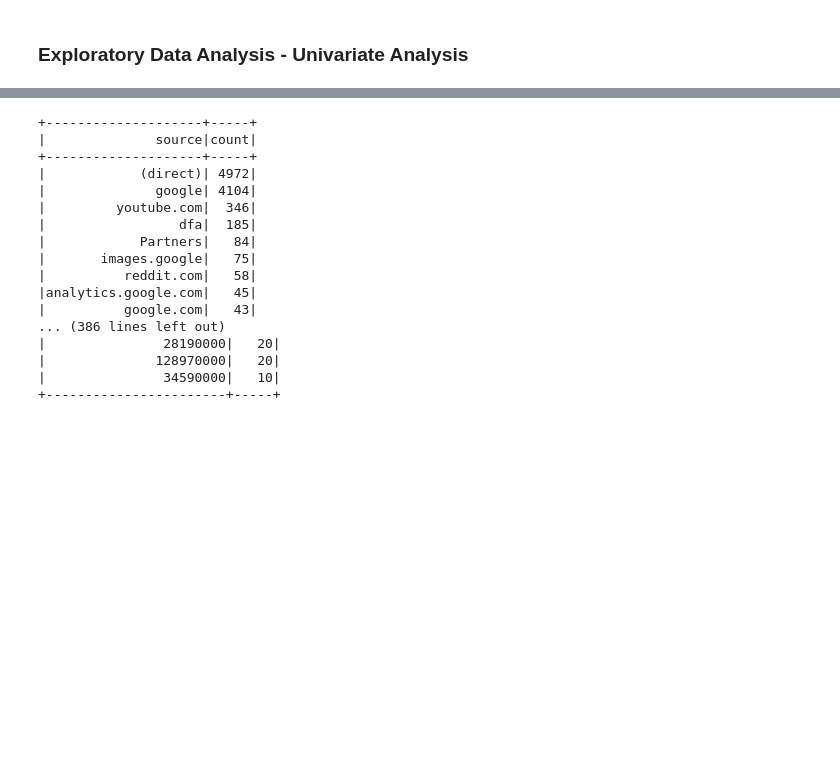
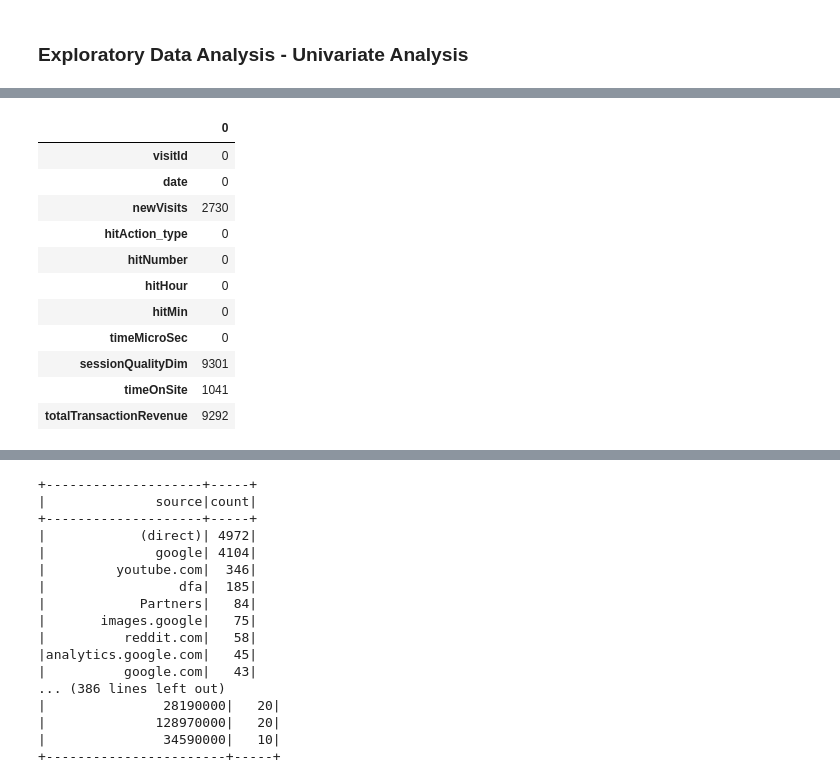
Before and after one commit to aekanun2020/2023-Data-Science-for-Social-Commerce, a Jupyter notebook: 2023_Prediction_of_Customer_Behavior_with_DataViz.ipynb, the cells around one changed output, grey strips where cells are left out. Saved outputs shown, nothing was run; the diff lists cells and outputs as text; code cells hidden in the pictures; blank space fills up the shorter version.

```diff
--- a/2023_Prediction_of_Customer_Behavior_with_DataViz.ipynb
+++ b/2023_Prediction_of_Customer_Behavior_with_DataViz.ipynb
@@ -169,3 +169,18 @@ raw_df.describe().toPandas().transpose()
 | timeOnScreen | 0 | None | None | None | None |
 | timeOnSite | 8958 | 539.221478008484 | 689.0300130553856 | 3 | 3514 |
 | totalTransactionRevenue | 707 | 4.211295615275814E7 | 2.4358685560020592E7 | 20580000 | 128970000 |
+# %%
+from pyspark.sql.types import IntegerType, FloatType
+
+numeric_columns = []
+non_numeric_columns = []
+
+for col_name in raw_df.columns:
+    # Check if the column type is numeric
+    if isinstance(raw_df.schema[col_name].dataType, IntegerType) or isinstance(raw_df.schema[col_name].dataType, FloatType):
+        numeric_columns.append(col_name)
+    else:
+        non_numeric_columns.append(col_name)
+
+print(f"Numeric columns: {numeric_columns}")
+print(f"Non-numeric columns: {non_numeric_columns}")
@@ -171,0 +220,18 @@ raw_df.describe().toPandas().transpose()
+# %%
+from pyspark.sql.functions import count, when, isnan, col
+# Check for null values
+raw_df.select(numeric_columns).select([count(when(isnan(c) | col(c).isNull(), c)).alias(c) \
+                                       for c in raw_df.select(numeric_columns).columns]).toPandas().transpose()
+# %% [output]
+|  | 0 |
+| visitId | 0 |
+| date | 0 |
+| newVisits | 2730 |
+| hitAction_type | 0 |
+| hitNumber | 0 |
+| hitHour | 0 |
+| hitMin | 0 |
+| timeMicroSec | 0 |
+| sessionQualityDim | 9301 |
+| timeOnSite | 1041 |
+| totalTransactionRevenue | 9292 |
```
Also changed, not shown: parts of 69 cells of this notebook.
